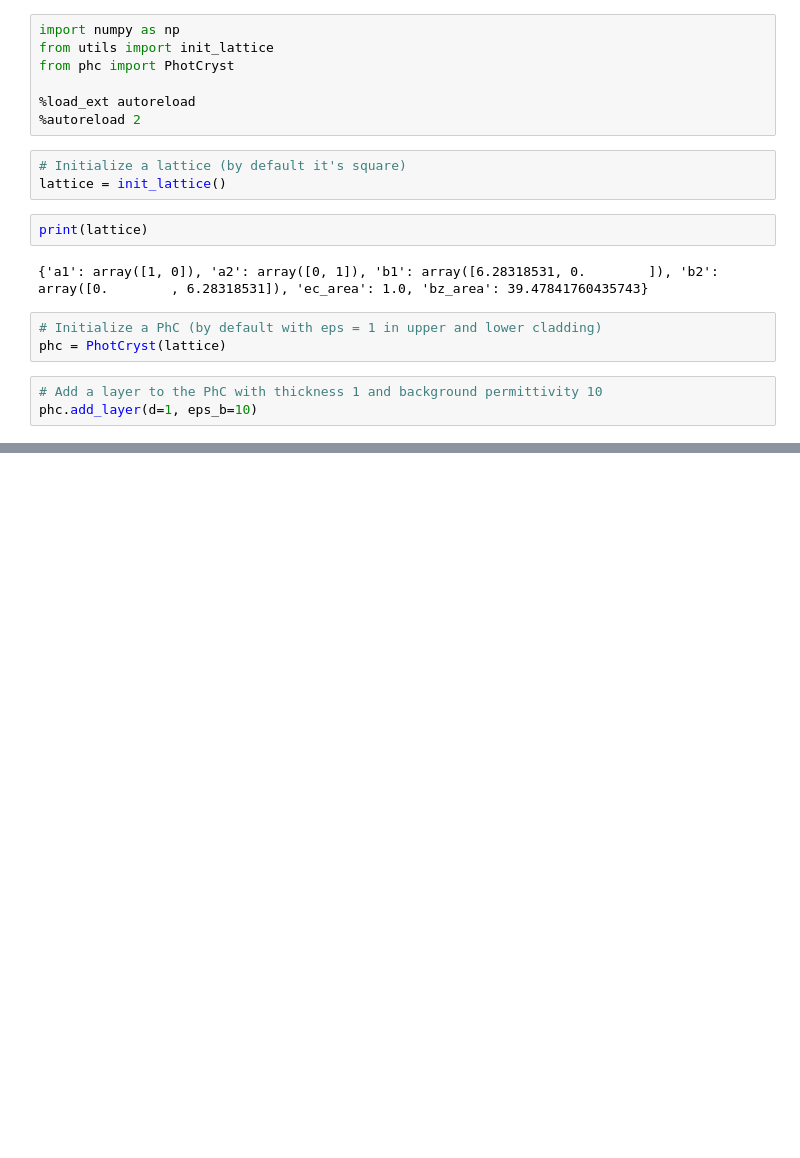
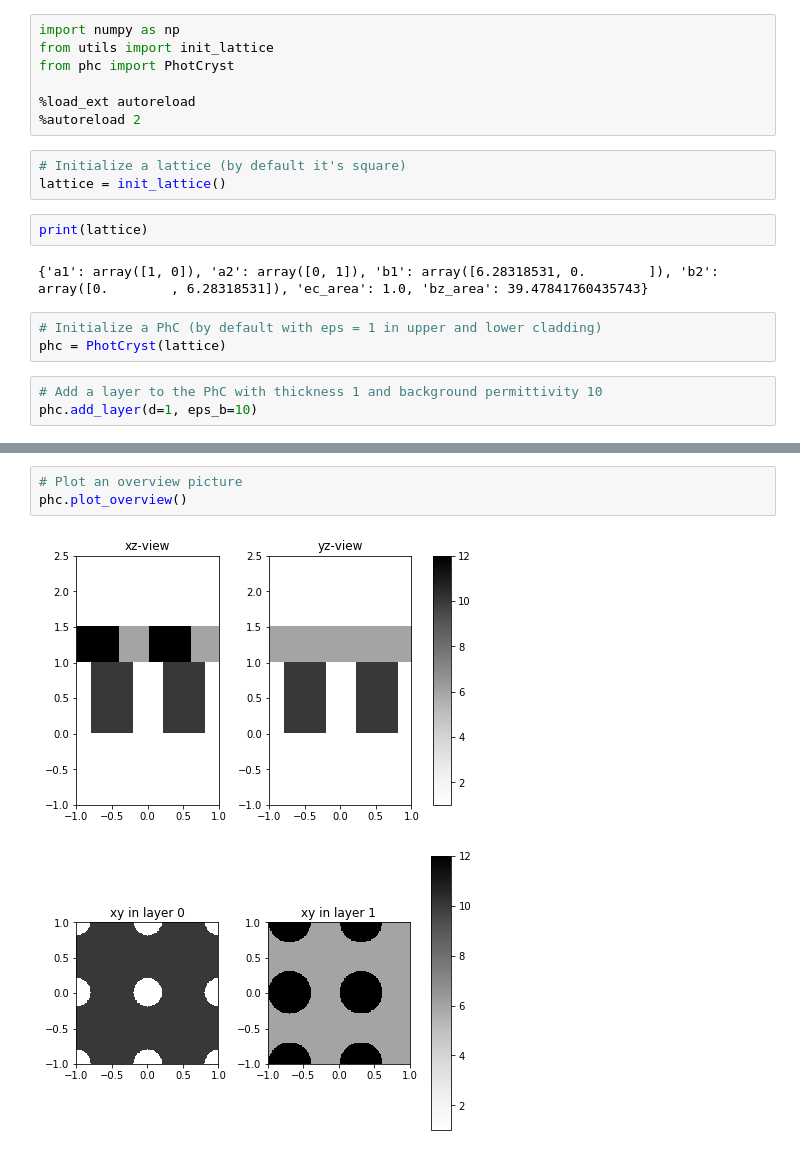
Before and after one commit to fancompute/legume, a Jupyter notebook: test_notebook.ipynb, the cells around one changed output, grey strips where cells are left out. Cells and saved outputs as stored; diff of their text form; blank space fills up the shorter version.

```diff
--- a/test_notebook.ipynb
+++ b/test_notebook.ipynb
@@ -32,0 +33,6 @@ phc.plot_xz()
+# %%
+# Plot an overview picture
+phc.plot_overview()
+# %% [output]
+[figure, added]
+[figure, added]
```
Also changed, not shown: parts of 4 cells of this notebook, 2 other files.
